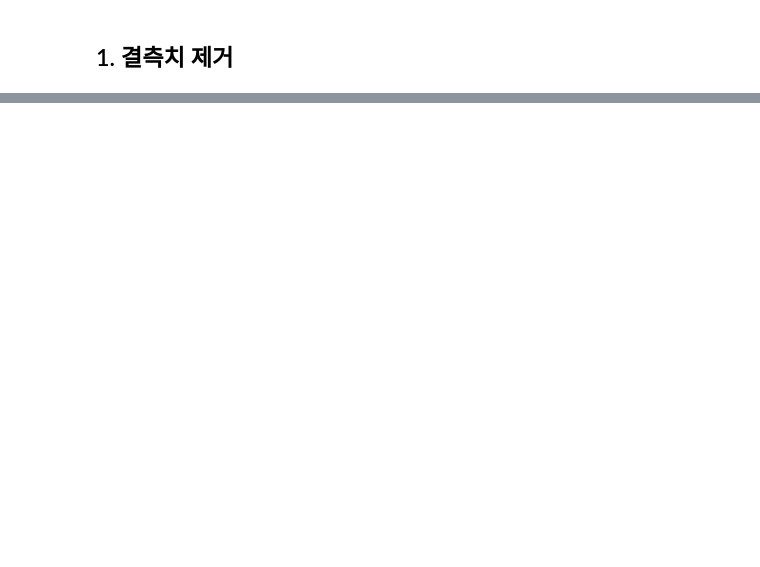
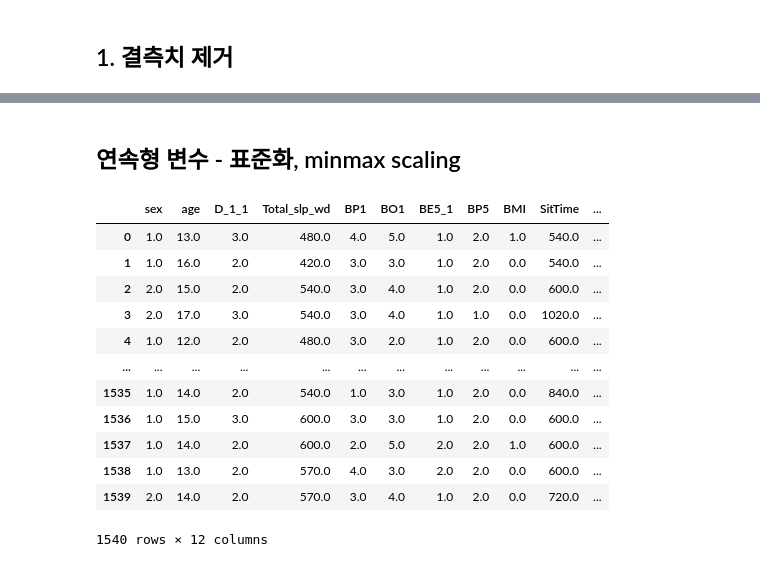
Before and after one commit to rlagywns0213/Datamining, a Jupyter notebook: datapreprocessing.ipynb, the cells around one changed output, grey strips where cells are left out. Drawn from its saved outputs; the diff is of its cells as text; code cells hidden in the pictures; blank space fills up the shorter version.

```diff
--- a/datapreprocessing.ipynb
+++ b/datapreprocessing.ipynb
@@ -313,0 +342,24 @@ df_delete
+# %% [markdown]
+## 연속형 변수 - 표준화, minmax scaling
+# %%
+from sklearn.preprocessing import StandardScaler
+transformer = StandardScaler()
+standard = transformer.fit_transform(df_remove.loc[:,['Total_slp_wd','SitTime']])
+df_standard = pd.DataFrame(standard, columns = ['Total_slp_wd_standard','SitTime_standard'])
+df_standard = pd.concat([df_remove, df_standard], axis = 1)
+df_standard = df_standard.iloc[:,1:]
+df_standard
+# %% [output]
+|  | sex | age | D_1_1 | Total_slp_wd | BP1 | BO1 | BE5_1 | BP5 | BMI | SitTime | ... |
+| 0 | 1.0 | 13.0 | 3.0 | 480.0 | 4.0 | 5.0 | 1.0 | 2.0 | 1.0 | 540.0 | ... |
+| 1 | 1.0 | 16.0 | 2.0 | 420.0 | 3.0 | 3.0 | 1.0 | 2.0 | 0.0 | 540.0 | ... |
+| 2 | 2.0 | 15.0 | 2.0 | 540.0 | 3.0 | 4.0 | 1.0 | 2.0 | 0.0 | 600.0 | ... |
+| 3 | 2.0 | 17.0 | 3.0 | 540.0 | 3.0 | 4.0 | 1.0 | 1.0 | 0.0 | 1020.0 | ... |
+| 4 | 1.0 | 12.0 | 2.0 | 480.0 | 3.0 | 2.0 | 1.0 | 2.0 | 0.0 | 600.0 | ... |
+| ... | ... | ... | ... | ... | ... | ... | ... | ... | ... | ... | ... |
+| 1535 | 1.0 | 14.0 | 2.0 | 540.0 | 1.0 | 3.0 | 1.0 | 2.0 | 0.0 | 840.0 | ... |
+| 1536 | 1.0 | 15.0 | 3.0 | 600.0 | 3.0 | 3.0 | 1.0 | 2.0 | 0.0 | 600.0 | ... |
+| 1537 | 1.0 | 14.0 | 2.0 | 600.0 | 2.0 | 5.0 | 2.0 | 2.0 | 1.0 | 600.0 | ... |
+| 1538 | 1.0 | 13.0 | 2.0 | 570.0 | 4.0 | 3.0 | 2.0 | 2.0 | 0.0 | 600.0 | ... |
+| 1539 | 2.0 | 14.0 | 2.0 | 570.0 | 3.0 | 4.0 | 1.0 | 2.0 | 0.0 | 720.0 | ... |
+1540 rows × 12 columns
```
Also changed, not shown: parts of 46 cells of this notebook.
